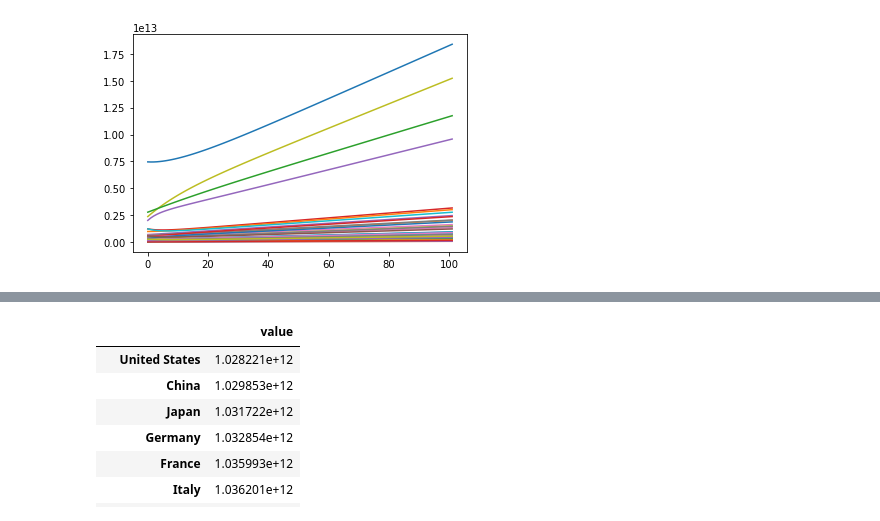
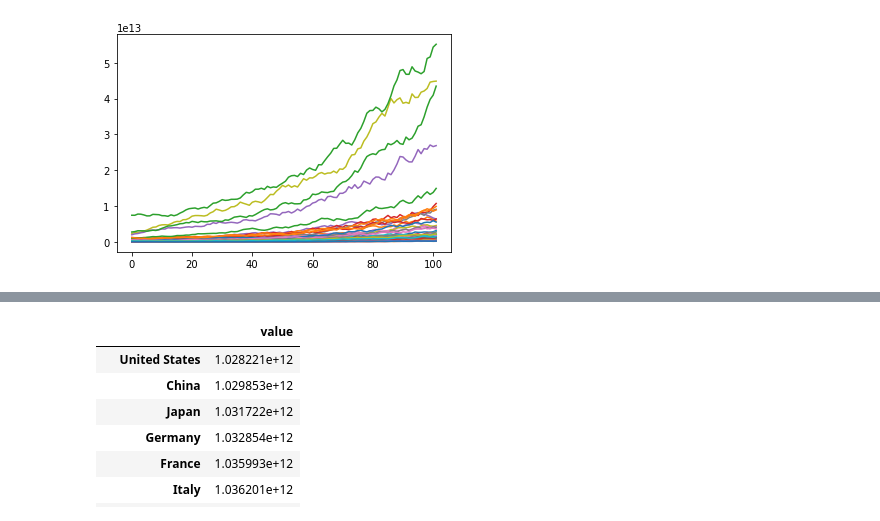
Before and after one commit to KimSungYong97/economic_relation, a Jupyter notebook: simulator.ipynb, the cells around one changed output, grey strips where cells are left out. Drawn from its saved outputs; the diff is of its cells as text; code cells hidden in the pictures.

Commit message:
Update Russia-Ukraine Expe

```diff
--- a/simulator.ipynb
+++ b/simulator.ipynb
@@ -1,10 +1,11 @@
 # %%
 import pandas as pd
 import matplotlib.pyplot as plt
+import numpy as np
 world_GDP = pd.read_csv('./data/world GDP.csv',encoding='CP949')
 world_GDP=world_GDP.set_index('Country')
 
-c_list =list(['Argentina','Australia','Austria','Belgium','Brazil','Bulgaria','Canada','Chile','China','Czech Republic','Denmark','Estonia','Finland','France','Germany','Greece','Hungary','India','Indonesia','Ireland','Israel','Italy','Japan','Korea, Rep.','Latvia','Lithuania','Mexico','Netherlands','New Zealand','Norway','Poland','Portugal','Slovak Republic','Slovenia','South Africa','Spain','Sweden','Switzerland','Turkey','United Kingdom','United States'])
+c_list =list(['Argentina','Australia','Austria','Belgium','Brazil','Bulgaria','Canada','Chile','China','Czech Republic','Denmark','Estonia','Finland','France','Germany','Greece','Hungary','India','Indonesia','Ireland','Israel','Italy','Japan','Korea, Rep.','Latvia','Lithuania','Mexico','Netherlands','New Zealand','Norway','Poland','Portugal','Russian Federation','Slovak Republic','Slovenia','South Africa','Spain','Sweden','Switzerland','Turkey','United Kingdom','United States','Ukraine'])
 for i in world_GDP.index:
     if i not in c_list:
         world_GDP=world_GDP.drop(i)
@@ -13,7 +14,7 @@ world_GDP_init=pd.DataFrame(world_GDP.mean(axis=1)).sort_index()
 world_GDP_init.columns=(['a'])
 world_GDP_change=world_GDP_init.copy()
 world_GDP=world_GDP_init.copy()
-
+print(world_GDP)
 world_transport = pd.read_csv('./data/WITS-Partner-Timeseries Export.csv',encoding='CP949')
 world_transport=world_transport[world_transport['Reporter Name'].isin(c_list)]
 world_transport=world_transport[world_transport['Partner Name'].isin(c_list)]
@@ -30,7 +31,7 @@ for i in world_transport_volume.index:
 df2 = pd.read_csv('./data/세계 GDP.csv',encoding='CP949')
 무역의존도 = pd.read_csv('./data/무역의존도.csv',encoding='CP949')
 무역의존도=무역의존도.set_index('Country')
-수출 = 무역의존도.mean(axis=1)
+수출 = 무역의존도['2010 수출']
 
 수출=수출/100
 world_transport=world_transport/100
@@ -38,3 +39,5 @@ world_transport=world_transport/100
 수출량 = 수출 * world_GDP_init.sort_index().transpose()
 수출량=수출량.transpose()
 수출량=수출량.dropna()
+수출량.loc['Ukraine']=수출량.loc['Latvia']
+수출량.loc['Russian Federation']/=2
@@ -65,22 +136,24 @@ Name: Argentina, dtype: float64
 # %%
-K=0.032
+K=0.015
 
 for i in c_list:
     for j in c_list:
         world_GDP_change.loc[i] += 수출량.loc[i]*(world_transport.loc[i][j])
         world_GDP_change.loc[j] -= 수출량.loc[i]*(world_transport.loc[i][j])
     world_GDP_change.loc[i]+=K*world_GDP_init.loc[i]*(1-(수출량.loc[i]/world_GDP_init.loc[i]))
 world_GDP=pd.concat([world_GDP_init,world_GDP_change],axis=1)
 
 for k in range(100):
+    random_event=((np.log(world_GDP_change).max()-np.log(world_GDP_change))*2+5)
     for i in c_list:
         for j in c_list:
             world_GDP_change.loc[i] += (world_GDP.loc[j][-1]/world_GDP_init.loc[j])*수출량.loc[i]*world_transport.loc[i][j]
             world_GDP_change.loc[j] -= (world_GDP.loc[j][-1]/world_GDP_init.loc[j])*수출량.loc[i]*world_transport.loc[i][j]
-        world_GDP_change.loc[i] += K*world_GDP_init.loc[i]*(1-(수출량.loc[i]/world_GDP_init.loc[i]))
+        world_GDP_change.loc[i] += K*world_GDP.loc[i][-1]*(1-(수출량.loc[i]/world_GDP_init.loc[i]))
+        world_GDP_change.loc[i] *= (100-(2*(random.random()-0.5)*random_event.loc[i]['a']))/100
     world_GDP=pd.concat([world_GDP,world_GDP_change],axis=1)
 world_GDP.columns=range(102)
 plt.plot(world_GDP.transpose())
 plt.show()
 # %% [output]
-[figure, old version]
+[figure, new version]
```
Also changed, not shown: parts of 72 cells of this notebook, 11 other files.
